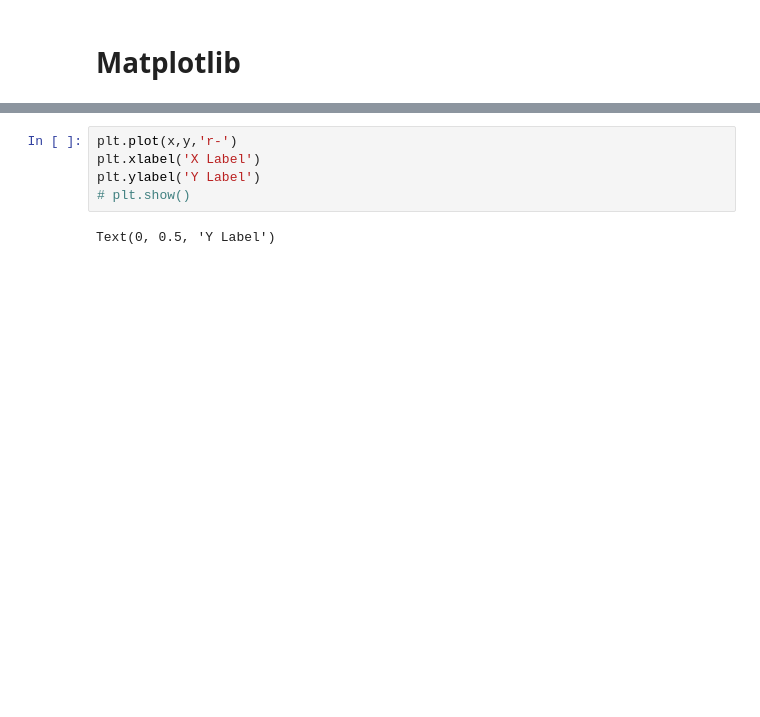
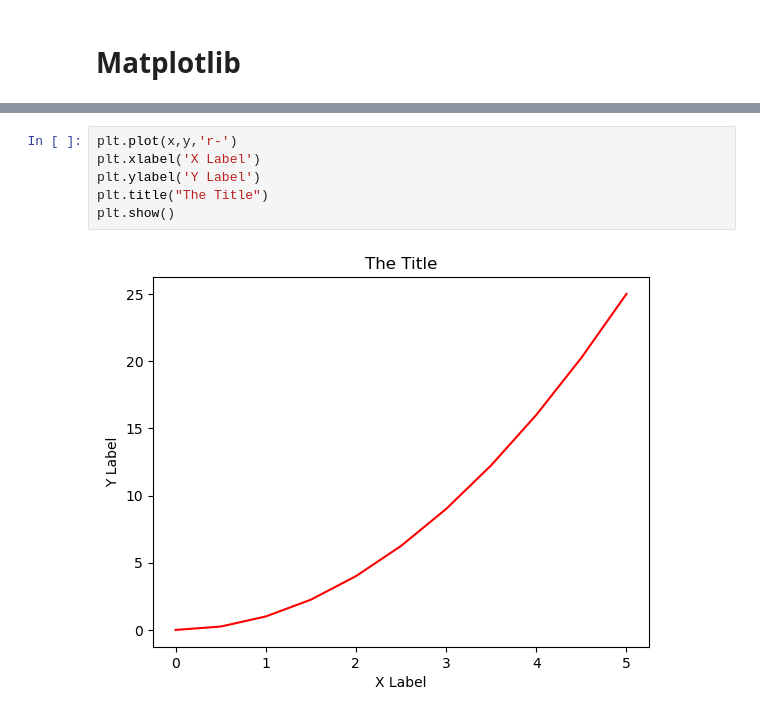
Before and after one commit to FarhanMS123/NeuralNetworkMemorandum, a Jupyter notebook: experiments/basic_python.ipynb, the cells around one changed output, grey strips where cells are left out. Drawn from its saved outputs; the diff is of its cells as text; blank space fills up the shorter version.

```diff
--- a/experiments/basic_python.ipynb
+++ b/experiments/basic_python.ipynb
@@ -659,10 +663,11 @@ Available matplotlib backends: ['tk', 'gtk', 'gtk3', 'gtk4', 'wx', 'qt4', 'qt5',
 # %%
 plt.plot(x,y,'r-')
 plt.xlabel('X Label')
 plt.ylabel('Y Label')
-# plt.show()
+plt.title("The Title")
+plt.show()
 # %% [output]
-Text(0, 0.5, 'Y Label')
+[figure, added]
 # %%
 plt.subplot(1,2,1)
 plt.plot(x,y,'r-')
```
Also changed, not shown: parts of 8 cells of this notebook.
